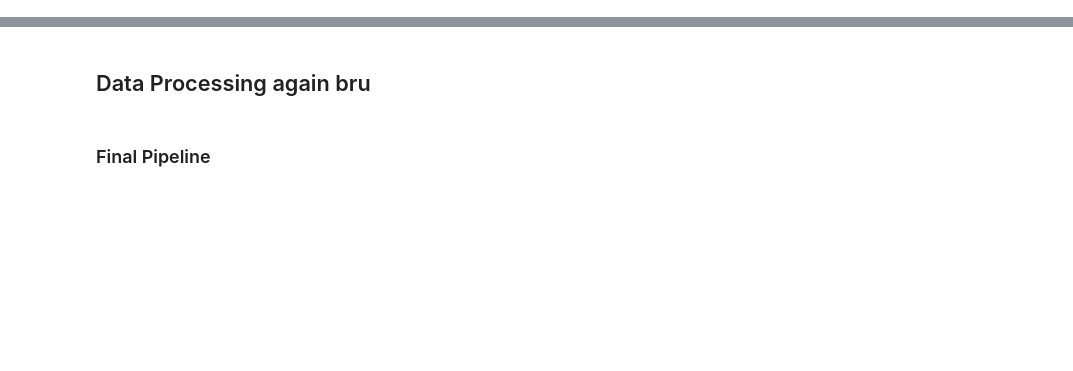
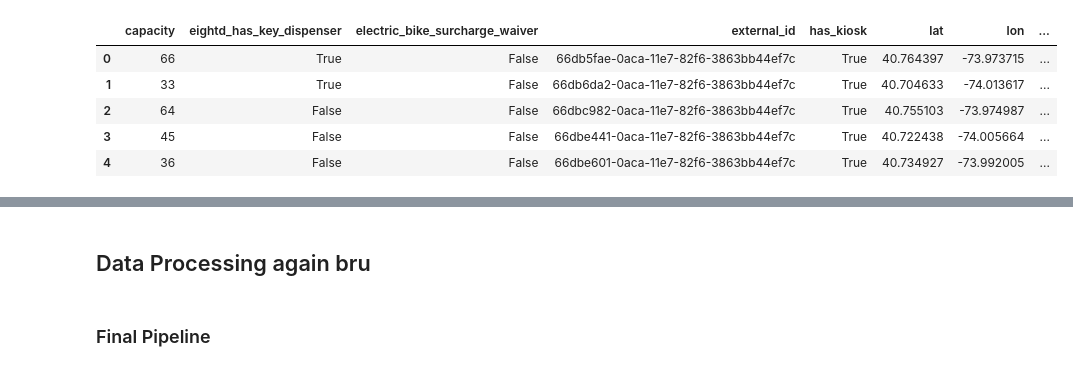
Before and after one commit to tristange123/citi_bike_project, a Jupyter notebook: Python_Backend/model_testing.ipynb, the cells around one changed output, grey strips where cells are left out. Saved outputs shown, nothing was run; the diff lists cells and outputs as text; code cells hidden in the pictures; blank space fills up the shorter version.

```diff
--- a/Python_Backend/model_testing.ipynb
+++ b/Python_Backend/model_testing.ipynb
@@ -12,6 +12,15 @@ id_to_lat = dict(zip(stations_df['station_id'], stations_df['lat']))
 id_to_lon = dict(zip(stations_df['station_id'], stations_df['lon']))
 id_to_name = dict(zip(stations_df['station_id'], stations_df['name']))
 shortname_to_name = dict(zip(stations_df['short_name'], stations_df['name']))
+# %%
+stations_df.head()
+# %% [output]
+|  | capacity | eightd_has_key_dispenser | electric_bike_surcharge_waiver | external_id | has_kiosk | lat | lon | ... |
+| 0 | 66 | True | False | 66db5fae-0aca-11e7-82f6-3863bb44ef7c | True | 40.764397 | -73.973715 | ... |
+| 1 | 33 | True | False | 66db6da2-0aca-11e7-82f6-3863bb44ef7c | True | 40.704633 | -74.013617 | ... |
+| 2 | 64 | False | False | 66dbc982-0aca-11e7-82f6-3863bb44ef7c | True | 40.755103 | -73.974987 | ... |
+| 3 | 45 | False | False | 66dbe441-0aca-11e7-82f6-3863bb44ef7c | True | 40.722438 | -74.005664 | ... |
+| 4 | 36 | False | False | 66dbe601-0aca-11e7-82f6-3863bb44ef7c | True | 40.734927 | -73.992005 | ... |
 # %%
 used_shortname_to_name = {name: shortname_to_name[name] for name in df['shortname'].unique()}
 used_shortname_to_name
```
Also changed, not shown: parts of 16 cells of this notebook, 1 other file.
